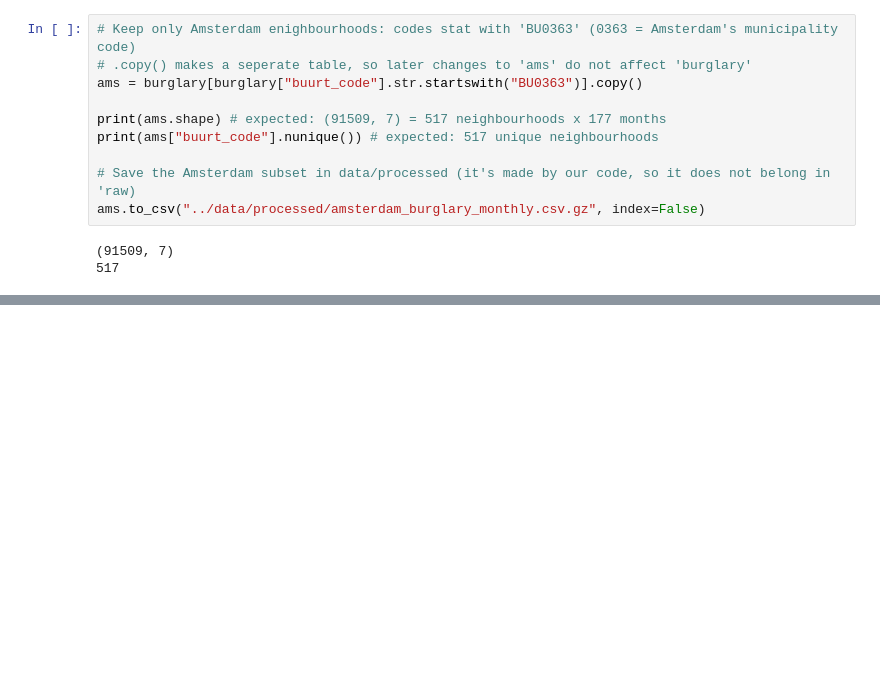
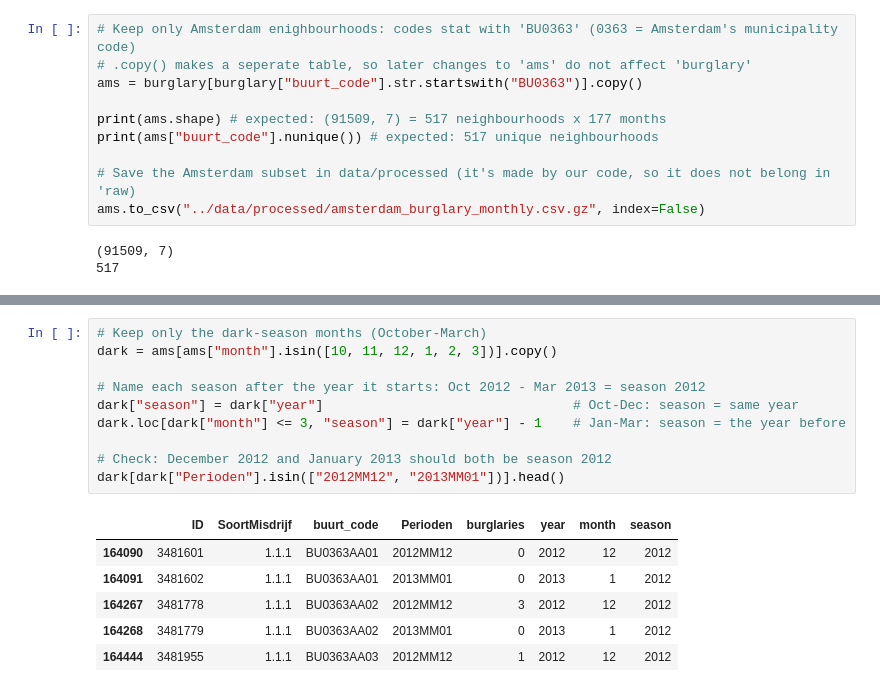
Before and after one commit to Habiiib99/AML, a Jupyter notebook: notebooks/01_explore_data.ipynb, the cells around one changed output, grey strips where cells are left out. Cells and saved outputs as stored; diff of their text form; blank space fills up the shorter version.

```diff
--- a/notebooks/01_explore_data.ipynb
+++ b/notebooks/01_explore_data.ipynb
@@ -67,0 +116,17 @@ ams.to_csv("../data/processed/amsterdam_burglary_monthly.csv.gz", index=False)
+# %%
+# Keep only the dark-season months (October-March)
+dark = ams[ams["month"].isin([10, 11, 12, 1, 2, 3])].copy()
+
+# Name each season after the year it starts: Oct 2012 - Mar 2013 = season 2012
+dark["season"] = dark["year"]                                # Oct-Dec: season = same year
+dark.loc[dark["month"] <= 3, "season"] = dark["year"] - 1    # Jan-Mar: season = the year before
+
+# Check: December 2012 and January 2013 should both be season 2012
+dark[dark["Perioden"].isin(["2012MM12", "2013MM01"])].head()
+# %% [output]
+|  | ID | SoortMisdrijf | buurt_code | Perioden | burglaries | year | month | season |
+| 164090 | 3481601 | 1.1.1 | BU0363AA01 | 2012MM12 | 0 | 2012 | 12 | 2012 |
+| 164091 | 3481602 | 1.1.1 | BU0363AA01 | 2013MM01 | 0 | 2013 | 1 | 2012 |
+| 164267 | 3481778 | 1.1.1 | BU0363AA02 | 2012MM12 | 3 | 2012 | 12 | 2012 |
+| 164268 | 3481779 | 1.1.1 | BU0363AA02 | 2013MM01 | 0 | 2013 | 1 | 2012 |
+| 164444 | 3481955 | 1.1.1 | BU0363AA03 | 2012MM12 | 1 | 2012 | 12 | 2012 |
```
Also changed, not shown: parts of 10 cells of this notebook.
